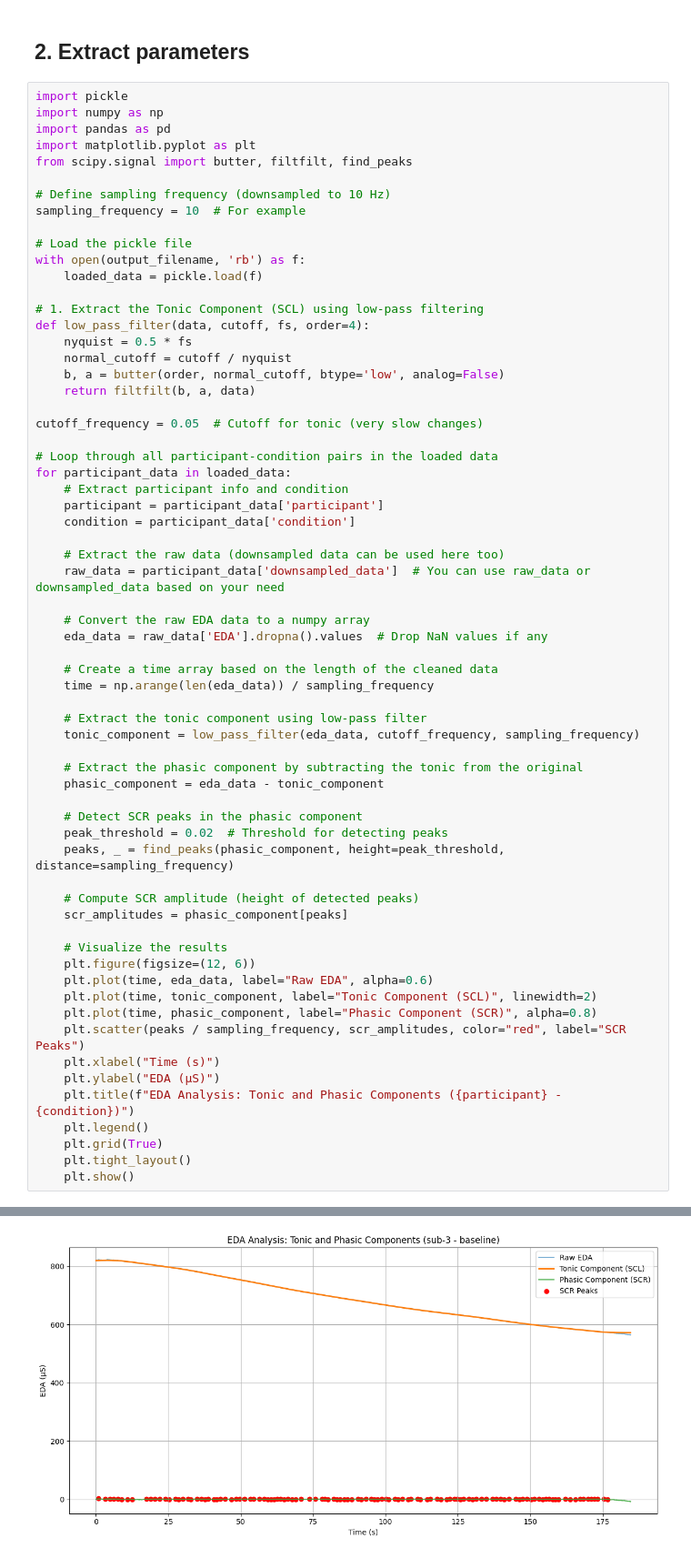
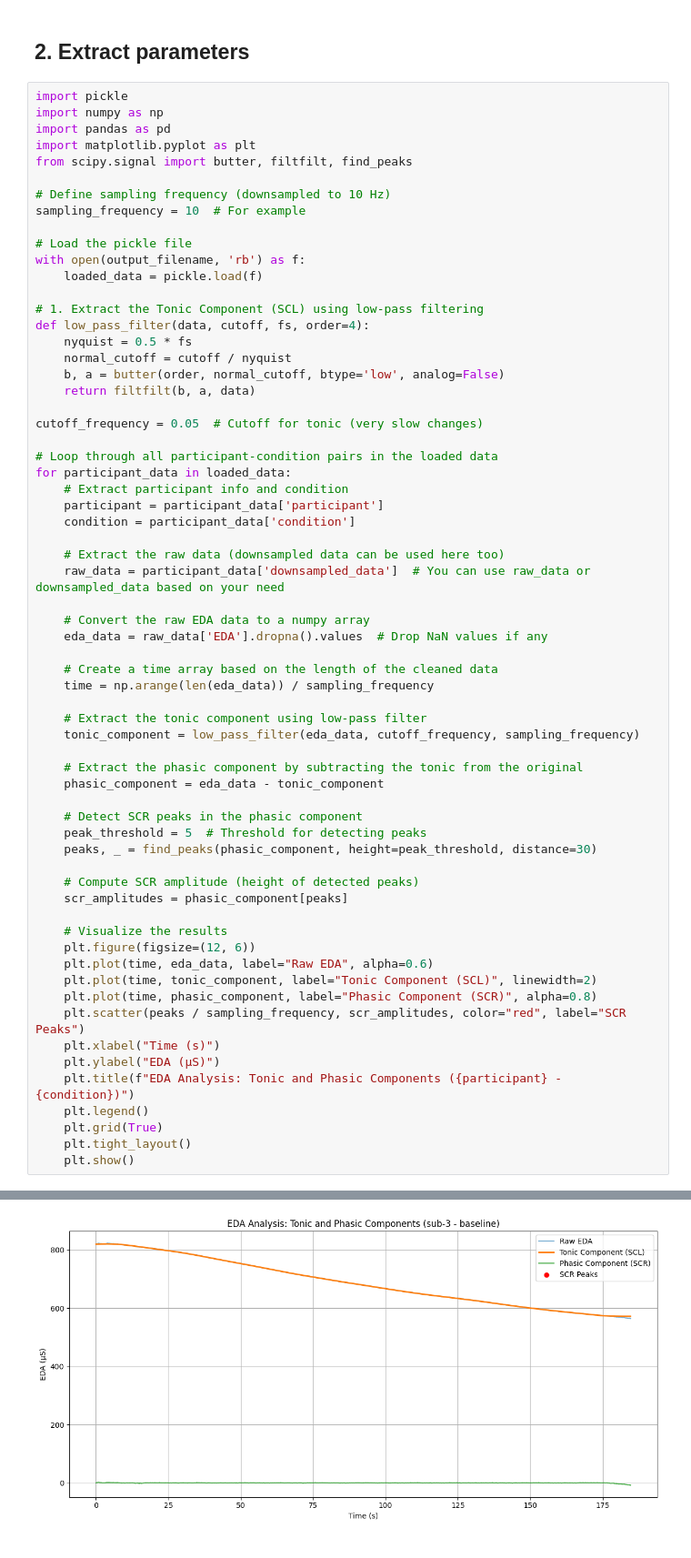
Before and after one commit to noemi-ten/AENGroupProjectPsychophysiology, a Jupyter notebook: hold/03b_parameter-edaFAIL.ipynb, the cells around one changed output, grey strips where cells are left out. Shown at 91% size. Cells and saved outputs as stored; diff of their text form.

```diff
--- a/hold/03b_parameter-edaFAIL.ipynb
+++ b/hold/03b_parameter-edaFAIL.ipynb
@@ -85,8 +85,8 @@ for participant_data in loaded_data:
     phasic_component = eda_data - tonic_component
 
     # Detect SCR peaks in the phasic component
-    peak_threshold = 0.02  # Threshold for detecting peaks
-    peaks, _ = find_peaks(phasic_component, height=peak_threshold, distance=sampling_frequency)
+    peak_threshold = 5  # Threshold for detecting peaks
+    peaks, _ = find_peaks(phasic_component, height=peak_threshold, distance=30)
 
     # Compute SCR amplitude (height of detected peaks)
     scr_amplitudes = phasic_component[peaks]
@@ -114 +114 @@ for participant_data in loaded_data:
-[figure, old version]
+[figure, new version]
```
Also changed, not shown: parts of 1 cell of this notebook, 1 other file.
